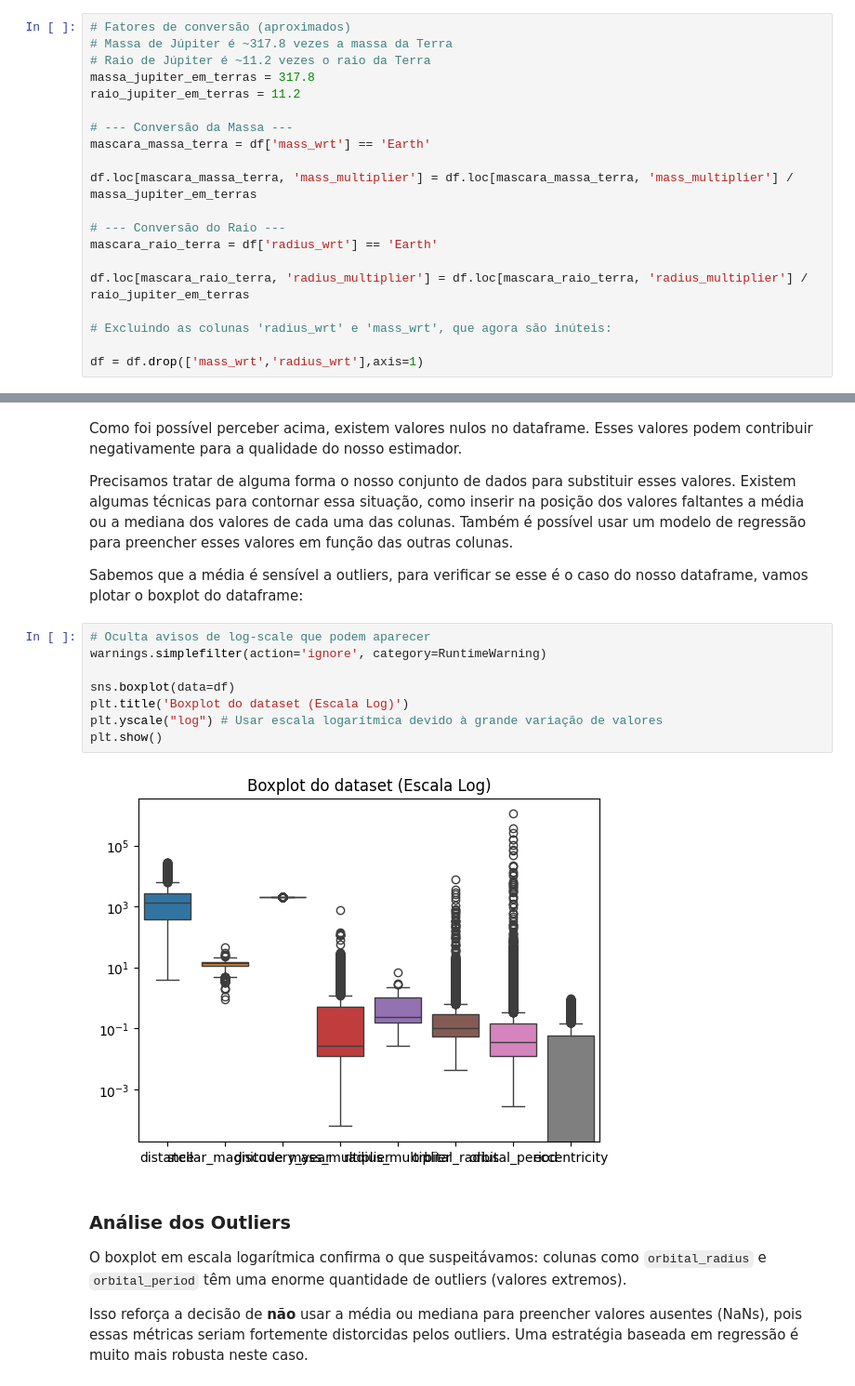
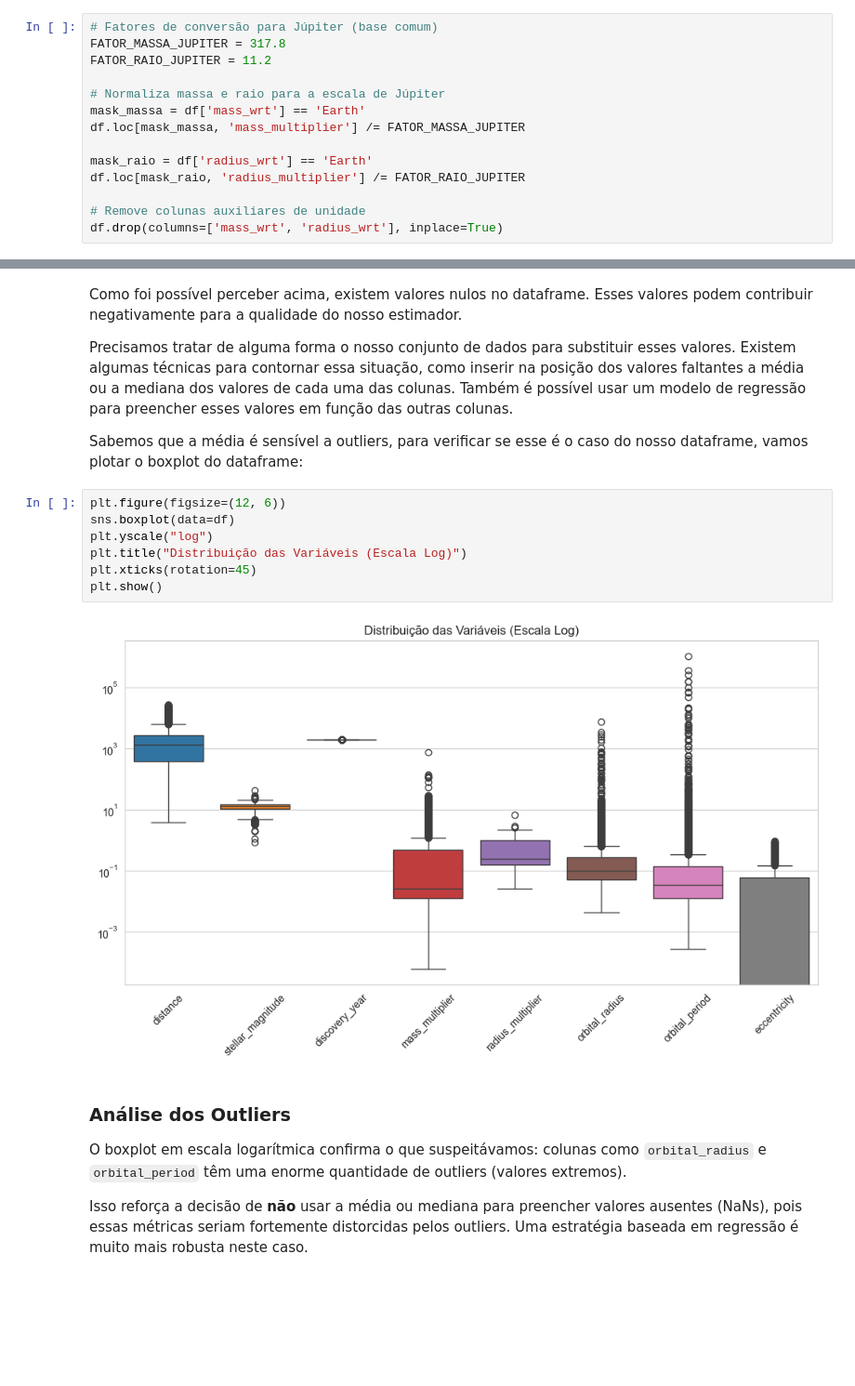
Before and after one commit to FelipeMota04/TrabalhoFinal-ICD-2025.2, a Jupyter notebook: data_stract.ipynb, the cells around one changed output, grey strips where cells are left out. Shown: that part at 93% size. Saved outputs shown, nothing was run; the diff lists cells and outputs as text; blank space fills up the shorter version.

```diff
--- a/data_stract.ipynb
+++ b/data_stract.ipynb
@@ -49,23 +47,17 @@ Antes de começar o tratamento dos dados, note que existem planetas em que o mul
 # %%
-# Fatores de conversão (aproximados)
-# Massa de Júpiter é ~317.8 vezes a massa da Terra
-# Raio de Júpiter é ~11.2 vezes o raio da Terra
-massa_jupiter_em_terras = 317.8
-raio_jupiter_em_terras = 11.2
+# Fatores de conversão para Júpiter (base comum)
+FATOR_MASSA_JUPITER = 317.8
+FATOR_RAIO_JUPITER = 11.2
 
-# --- Conversão da Massa ---
-mascara_massa_terra = df['mass_wrt'] == 'Earth'
+# Normaliza massa e raio para a escala de Júpiter
+mask_massa = df['mass_wrt'] == 'Earth'
+df.loc[mask_massa, 'mass_multiplier'] /= FATOR_MASSA_JUPITER
 
-df.loc[mascara_massa_terra, 'mass_multiplier'] = df.loc[mascara_massa_terra, 'mass_multiplier'] / massa_jupiter_em_terras
+mask_raio = df['radius_wrt'] == 'Earth'
+df.loc[mask_raio, 'radius_multiplier'] /= FATOR_RAIO_JUPITER
 
-# --- Conversão do Raio ---
-mascara_raio_terra = df['radius_wrt'] == 'Earth'
-
-df.loc[mascara_raio_terra, 'radius_multiplier'] = df.loc[mascara_raio_terra, 'radius_multiplier'] / raio_jupiter_em_terras
-
-# Excluindo as colunas 'radius_wrt' e 'mass_wrt', que agora são inúteis:
-
-df = df.drop(['mass_wrt','radius_wrt'],axis=1)
+# Remove colunas auxiliares de unidade
+df.drop(columns=['mass_wrt', 'radius_wrt'], inplace=True)
 # %% [markdown]
 Agora, precisamos extrair algumas informações que sejam relevantes que saíbamos utilizar antes de começar o treinamento, como se existem valores ausentes no datagrame. Para isso, podemos usar o método isnull do pandas:
 # %%
@@ -90,15 +83,14 @@ Precisamos tratar de alguma forma o nosso conjunto de dados para substituir esse
 
 Sabemos que a média é sensível a outliers, para verificar se esse é o caso do nosso dataframe, vamos plotar o boxplot do dataframe:
 # %%
-# Oculta avisos de log-scale que podem aparecer
-warnings.simplefilter(action='ignore', category=RuntimeWarning)
-
+plt.figure(figsize=(12, 6))
 sns.boxplot(data=df)
-plt.title('Boxplot do dataset (Escala Log)')
-plt.yscale("log") # Usar escala logarítmica devido à grande variação de valores
+plt.yscale("log")
+plt.title("Distribuição das Variáveis (Escala Log)")
+plt.xticks(rotation=45)
 plt.show()
 # %% [output]
-[figure, old version]
+[figure, new version]
 # %% [markdown]
 ### Análise dos Outliers
 
```
Also changed, not shown: parts of 27 cells of this notebook, 2 other files.
